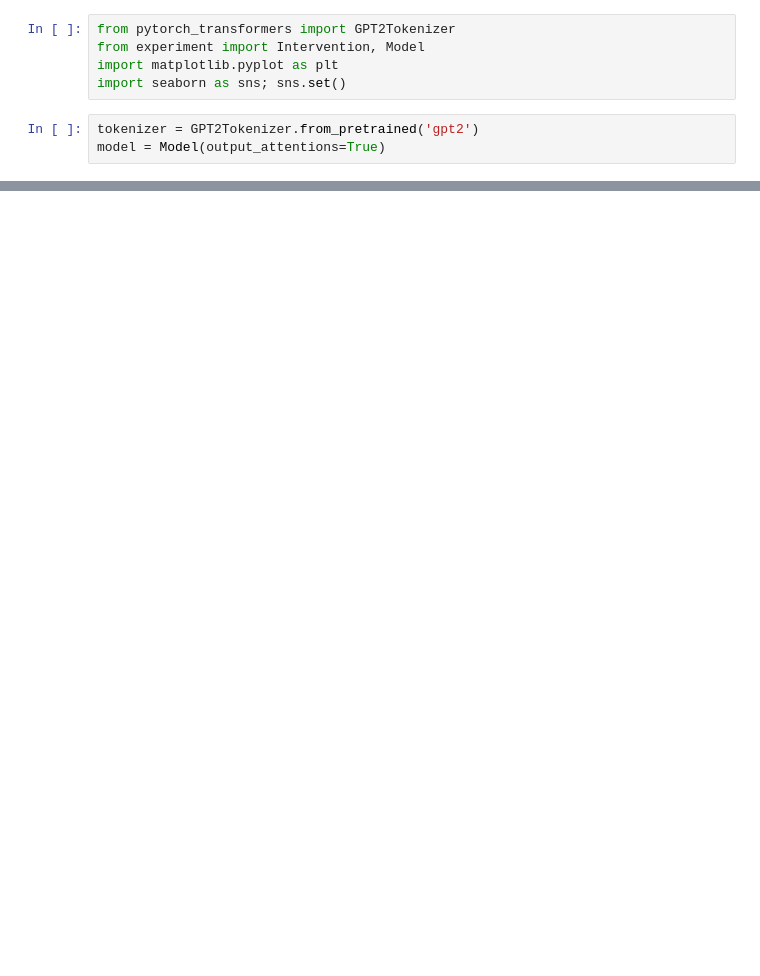
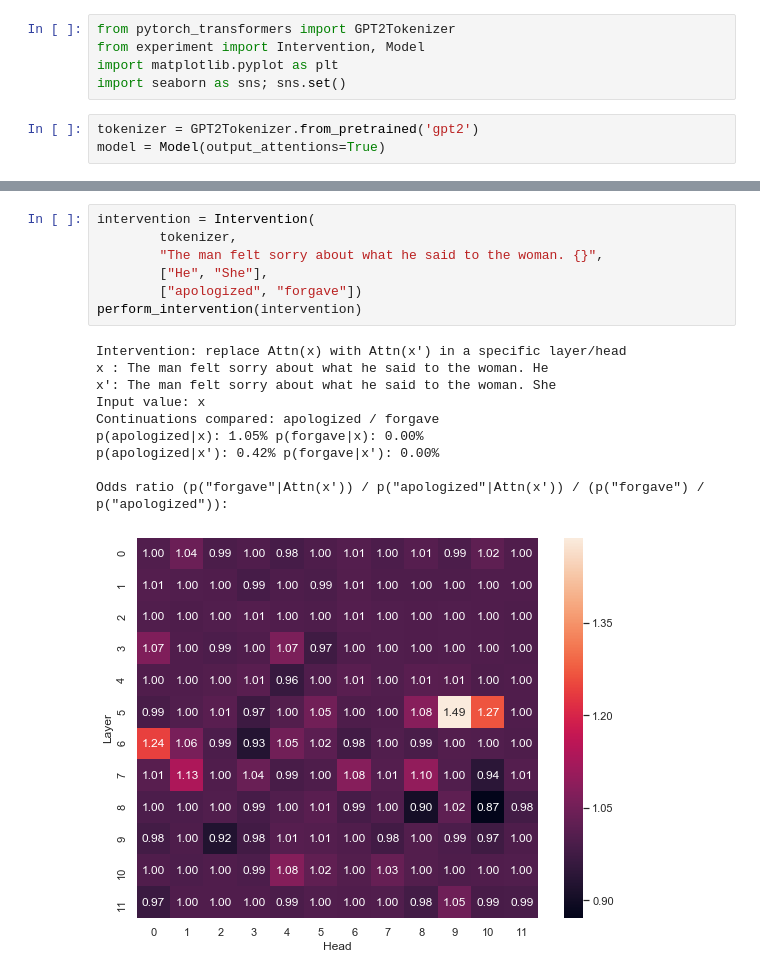
Before and after one commit to mattf1n/lm-intervention, a Jupyter notebook: lm_attn_intervention.ipynb, the cells around one changed output, grey strips where cells are left out. Drawn from its saved outputs; the diff is of its cells as text; blank space fills up the shorter version.

```diff
--- a/lm_attn_intervention.ipynb
+++ b/lm_attn_intervention.ipynb
@@ -50,0 +72,18 @@ Odds ratio: (p("answered"|Attn(x')) / p("asked"|Attn(x')) / (p("answered") / p("
+# %%
+intervention = Intervention(
+        tokenizer,
+        "The man felt sorry about what he said to the woman. {}",
+        ["He", "She"],
+        ["apologized", "forgave"])
+perform_intervention(intervention)
+# %% [output]
+Intervention: replace Attn(x) with Attn(x') in a specific layer/head
+x : The man felt sorry about what he said to the woman. He
+x': The man felt sorry about what he said to the woman. She
+Input value: x
+Continuations compared: apologized / forgave
+p(apologized|x): 1.05% p(forgave|x): 0.00%
+p(apologized|x'): 0.42% p(forgave|x'): 0.00%
+
+Odds ratio (p("forgave"|Attn(x')) / p("apologized"|Attn(x')) / (p("forgave") / p("apologized")):
+[figure, added]
```
Also changed, not shown: parts of 5 cells of this notebook, 1 other file.
